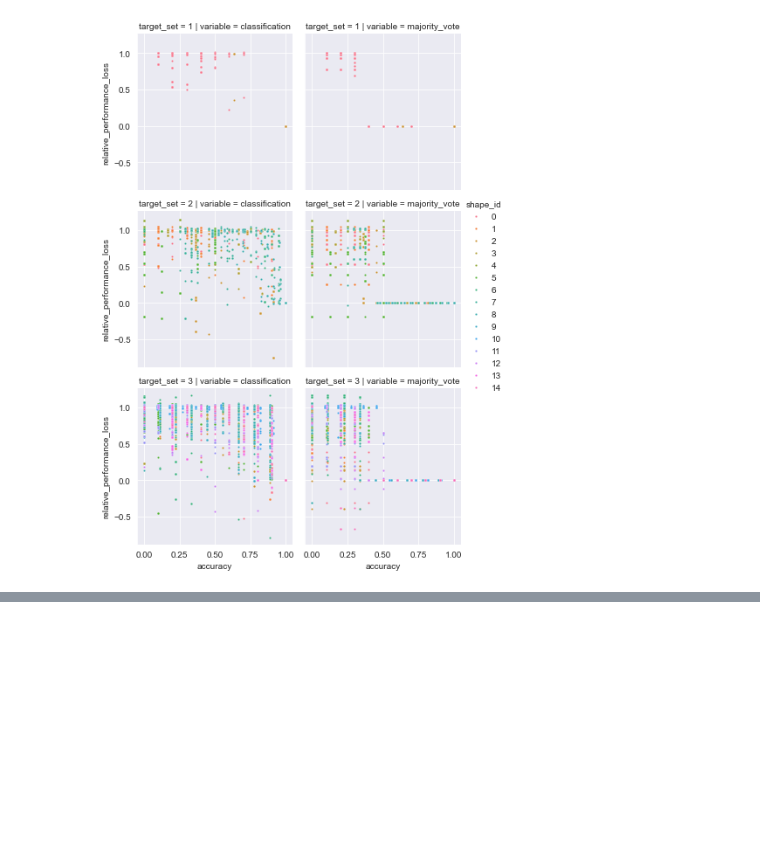
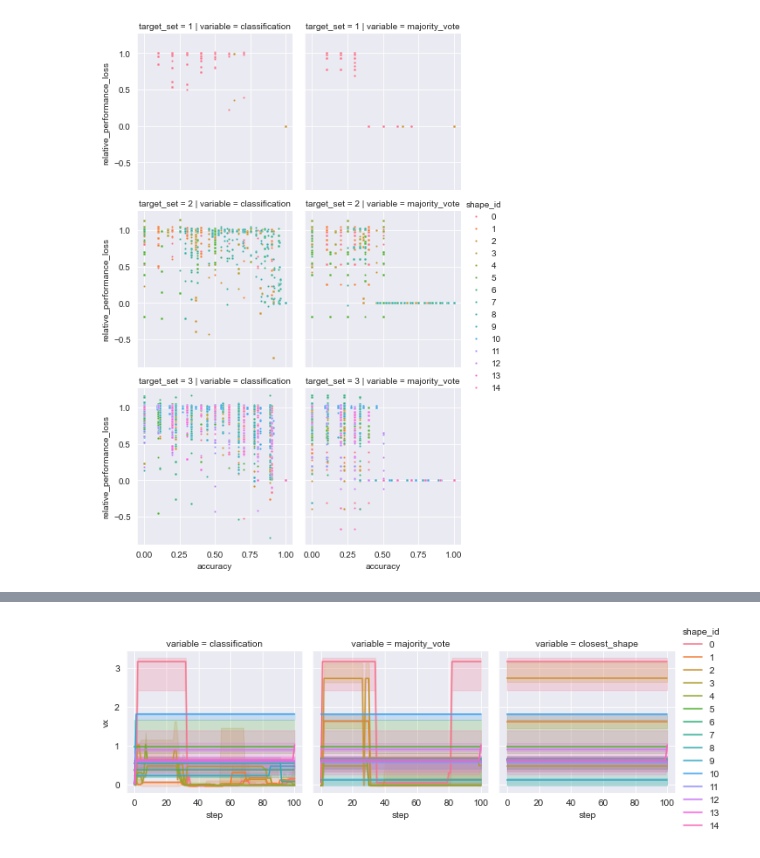
Before and after one commit to giorgia-nadizar/nca-vsr-classification, a Jupyter notebook: vsrs/performance_analysis.ipynb, the cells around one changed output, grey strips where cells are left out. Saved outputs shown, nothing was run; the diff lists cells and outputs as text; code cells hidden in the pictures; blank space fills up the shorter version.

Commit message:
Classification with mismatch added.

```diff
--- a/vsrs/performance_analysis.ipynb
+++ b/vsrs/performance_analysis.ipynb
@@ -150,0 +154,23 @@ plt.show()
+# %%
+mismatch_class_df = pd.read_csv("mismatched_classification_velocities.csv")
+shapes = mismatch_class_df["readable_shape"].unique()
+seeds = mismatch_class_df["seed"].unique()
+dicts = []
+counter = 0
+for shape in shapes:
+  for seed in seeds:
+    tmp = mismatch_class_df[(mismatch_class_df["closest_shape_id"] == mismatch_class_df["majority_vote"])
+                            & (mismatch_class_df["seed"] == seed)
+                            & (mismatch_class_df["readable_shape"] == shape)]
+    dicts.append({
+      "readable_shape": shape,
+      "seed": seed,
+      "closest_shape_vx": tmp["majority_vote_vx"].unique()[0]
+    })
+closest_shape_vxs_df = pd.DataFrame.from_dict(dicts)
+# %%
+ground_truth_df2 = ground_truth_df.rename(columns={"target_set": "shapes_set"}, inplace=False)
+mismatch_class_df = pd.merge(mismatch_class_df, ground_truth_df2, how="left",
+                             on=["shapes_set", "shape_id", "seed"])
+mismatch_class_df = pd.merge(mismatch_class_df, closest_shape_vxs_df, how="left", on=["readable_shape", "seed"])
+mismatch_class_df.head()
@@ -150,0 +184,10 @@ plt.show()
+# %%
+mismatch_class_df_long = pd.melt(mismatch_class_df.reset_index(),
+                                 id_vars=["target_set", "shape_id", "step", "majority_vote", "seed",
+                                          "target_vx"],
+                                 value_vars=["classification_vx", "majority_vote_vx", "closest_shape_vx"])
+mismatch_class_df_long.rename(columns={"value": "vx"}, inplace=True)
+mismatch_class_df_long["relative_performance_loss"] = (
+                                                          mismatch_class_df_long.target_vx - mismatch_class_df_long.vx) / mismatch_class_df_long.target_vx
+mismatch_class_df_long["variable"] = mismatch_class_df_long["variable"].str.replace("_vx", "")
+mismatch_class_df_long.head()
@@ -150,0 +201,7 @@ plt.show()
+# %%
+g = sns.FacetGrid(mismatch_class_df_long, col="variable", hue="shape_id")
+g.map_dataframe(sns.lineplot, x="step", y="vx", estimator="median", errorbar=("pi", 50))
+g.add_legend()
+plt.show()
+# %% [output]
+[figure, added]
```
Also changed, not shown: parts of 5 cells of this notebook, 1 other file.
